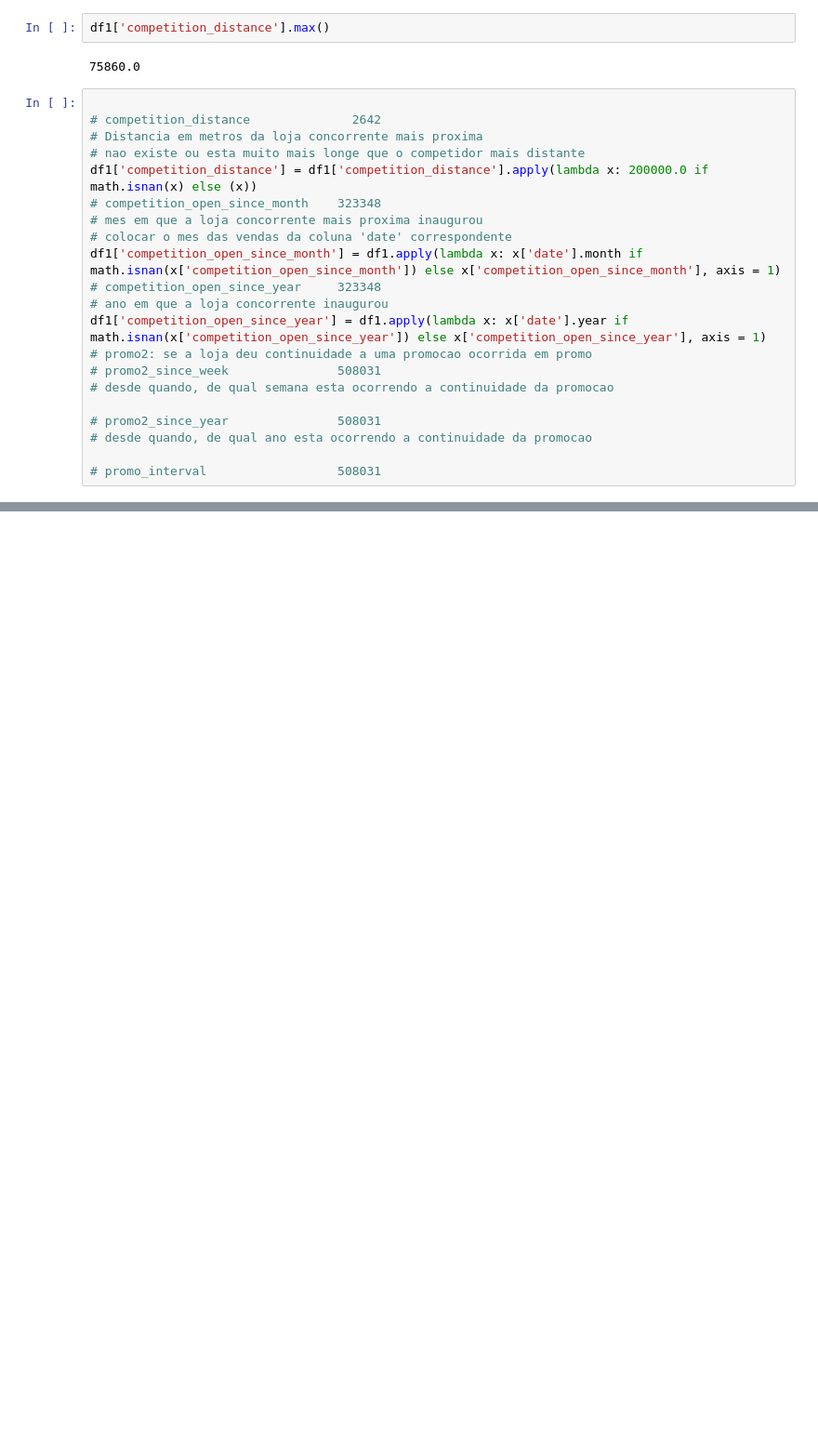
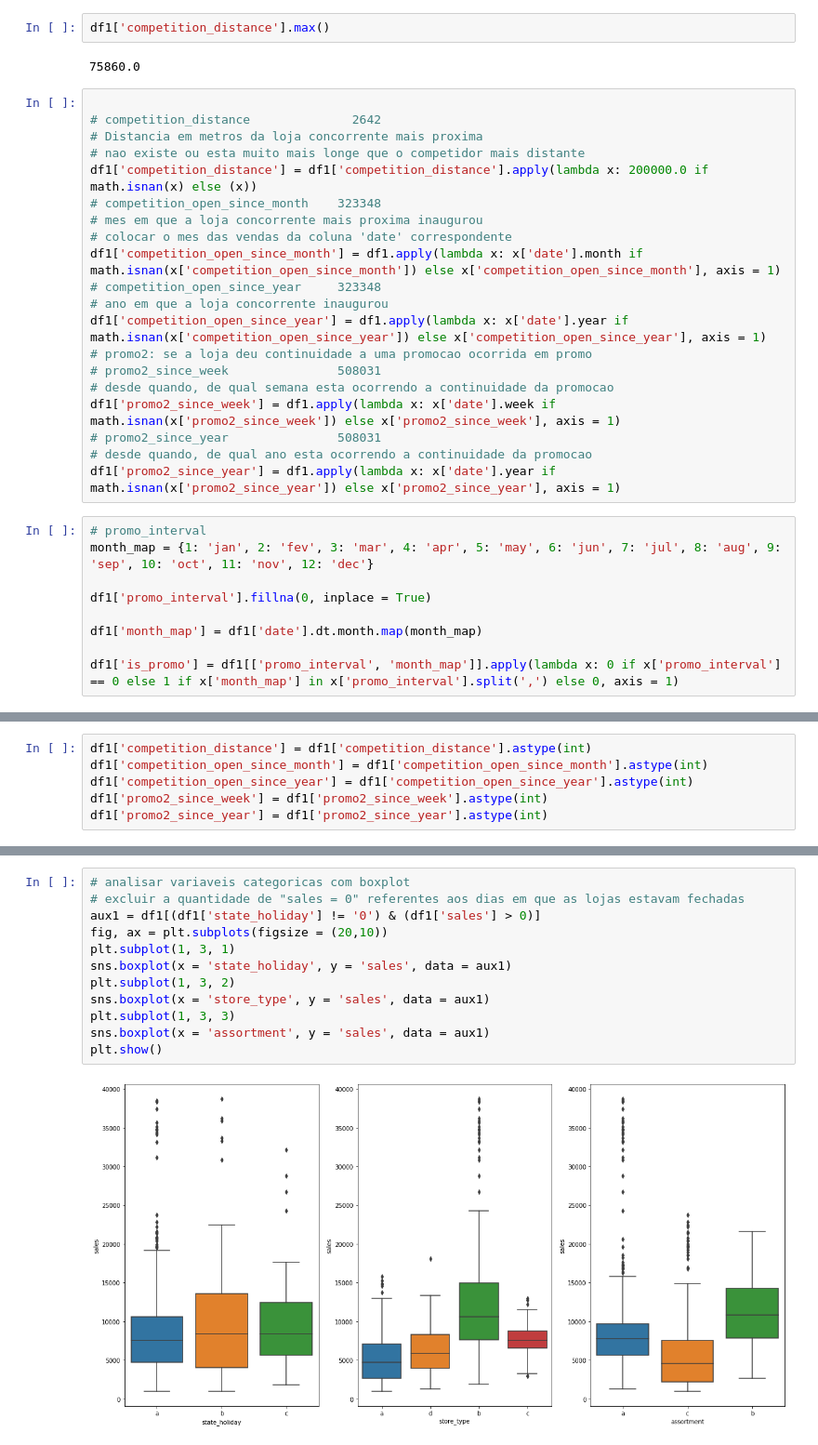
Before and after one commit to PedroSouzaDS/Studying, a Jupyter notebook: DS em produção/m02_v01_rossmann_prediction.ipynb, the cells around one changed output, grey strips where cells are left out. Shown at 93% size. Cells and saved outputs as stored; diff of their text form; blank space fills up the shorter version.

```diff
--- a/DS em produção/m02_v01_rossmann_prediction.ipynb
+++ b/DS em produção/m02_v01_rossmann_prediction.ipynb
@@ -184,8 +187,16 @@ df1['competition_open_since_year'] = df1.apply(lambda x: x['date'].year if math.
 # promo2: se a loja deu continuidade a uma promocao ocorrida em promo
 # promo2_since_week               508031
 # desde quando, de qual semana esta ocorrendo a continuidade da promocao
-
+df1['promo2_since_week'] = df1.apply(lambda x: x['date'].week if math.isnan(x['promo2_since_week']) else x['promo2_since_week'], axis = 1)
 # promo2_since_year               508031
 # desde quando, de qual ano esta ocorrendo a continuidade da promocao
-
-# promo_interval                  508031
+df1['promo2_since_year'] = df1.apply(lambda x: x['date'].year if math.isnan(x['promo2_since_year']) else x['promo2_since_year'], axis = 1)
+# %%
+# promo_interval
+month_map = {1: 'jan', 2: 'fev', 3: 'mar', 4: 'apr', 5: 'may', 6: 'jun', 7: 'jul', 8: 'aug', 9: 'sep', 10: 'oct', 11: 'nov', 12: 'dec'}
+
+df1['promo_interval'].fillna(0, inplace = True)
+
+df1['month_map'] = df1['date'].dt.month.map(month_map)
+
+df1['is_promo'] = df1[['promo_interval', 'month_map']].apply(lambda x: 0 if x['promo_interval'] == 0 else 1 if x['month_map'] in x['promo_interval'].split(',') else 0, axis = 1)
@@ -213,0 +254,6 @@ dtype: int64
+# %%
+df1['competition_distance'] = df1['competition_distance'].astype(int)
+df1['competition_open_since_month'] = df1['competition_open_since_month'].astype(int)
+df1['competition_open_since_year'] = df1['competition_open_since_year'].astype(int)
+df1['promo2_since_week'] = df1['promo2_since_week'].astype(int)
+df1['promo2_since_year'] = df1['promo2_since_year'].astype(int)
@@ -213,0 +308,14 @@ dtype: int64
+# %%
+# analisar variaveis categoricas com boxplot
+# excluir a quantidade de "sales = 0" referentes aos dias em que as lojas estavam fechadas
+aux1 = df1[(df1['state_holiday'] != '0') & (df1['sales'] > 0)]
+fig, ax = plt.subplots(figsize = (20,10))
+plt.subplot(1, 3, 1)
+sns.boxplot(x = 'state_holiday', y = 'sales', data = aux1)
+plt.subplot(1, 3, 2)
+sns.boxplot(x = 'store_type', y = 'sales', data = aux1)
+plt.subplot(1, 3, 3)
+sns.boxplot(x = 'assortment', y = 'sales', data = aux1)
+plt.show()
+# %% [output]
+[figure, added]
```
Also changed, not shown: parts of 8 cells of this notebook.
